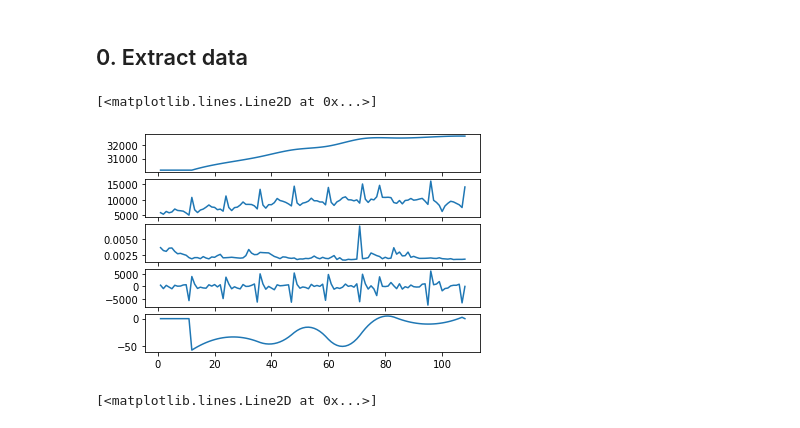
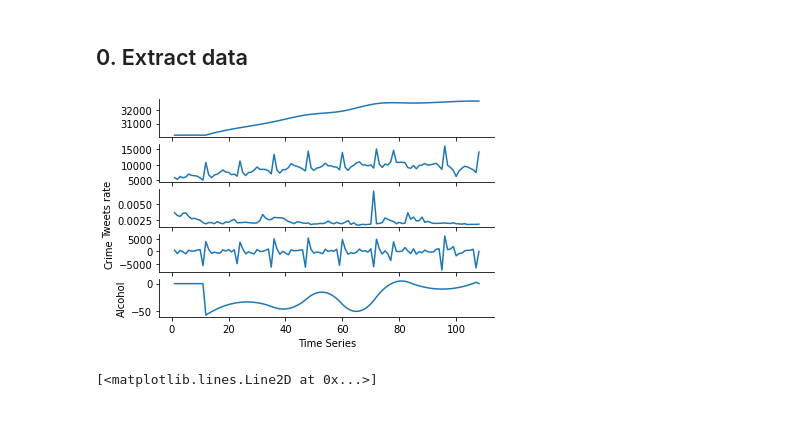
Before and after one commit to cenxi-si/DS-industry-project-group35, a Jupyter notebook: CCM_Alcohol.ipynb, the cells around one changed output. Cells and saved outputs as stored; diff of their text form; code cells hidden in the pictures.

```diff
--- a/CCM_Alcohol.ipynb
+++ b/CCM_Alcohol.ipynb
@@ -395,13 +395,17 @@ x5_shifted_alcohol = merged_data10['shifted_alcohol'].to_numpy()
 # %%
 fig,ax = plt.subplots(nrows=5,sharex=False,sharey=False)
 ax[0].plot(np.arange(1,109),x1_alcohol)
 ax[1].plot(np.arange(1,109),x2_crime)
 ax[2].plot(np.arange(1,109),x3_tweet)
+ax[2].set_ylabel('Tweets rate')
 ax[3].plot(np.arange(1,109),x4_shifted_crime)
+ax[3].set_ylabel('Crime')
 ax[4].plot(np.arange(1,109),x5_shifted_alcohol)
+ax[4].set_ylabel('Alcohol')
+ax[4].set_xlabel('Time Series')
+sns.despine()
 # %% [output]
-[<matplotlib.lines.Line2D at 0x...>]
-[figure, old version]
+[figure, new version]
 # %%
 plt.plot(np.arange(1,109),x3_tweet)
 # %% [output]
```
Also changed, not shown: parts of 7 cells of this notebook.
